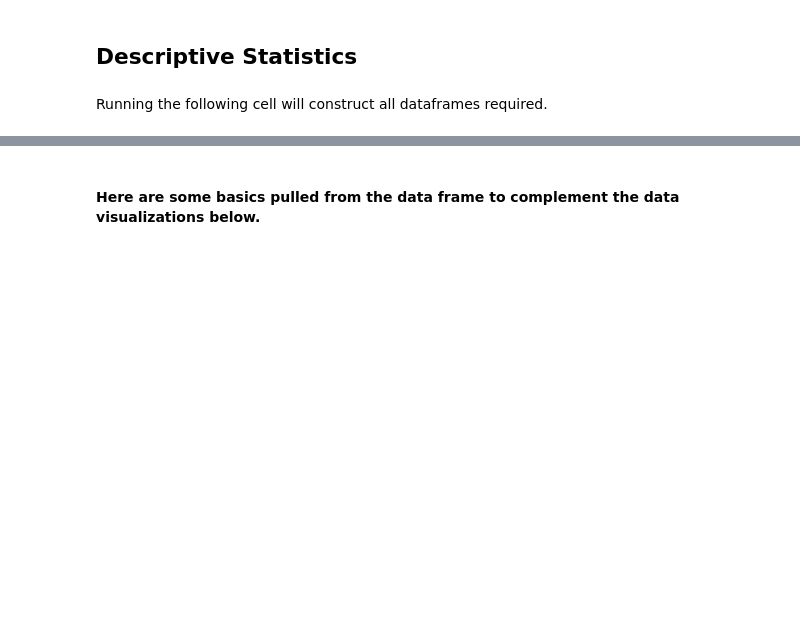
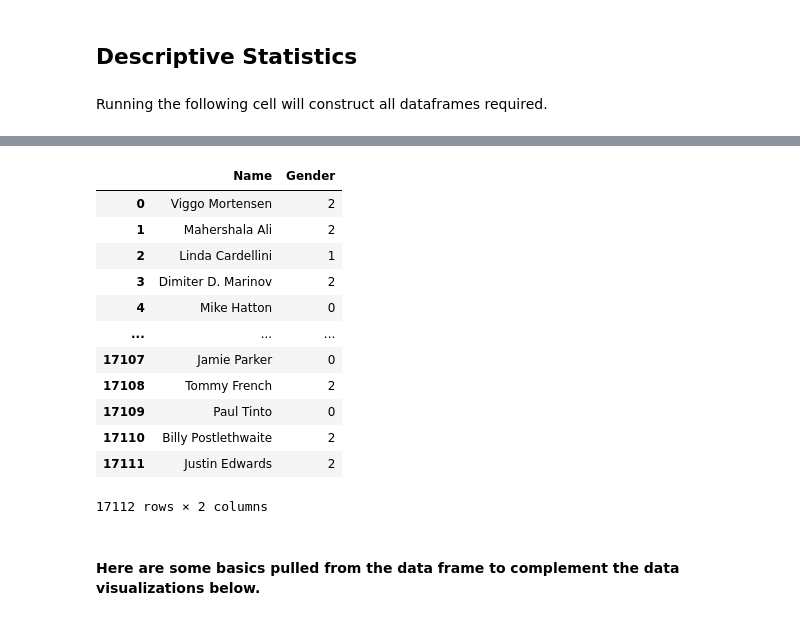
Before and after one commit to maitreyirajaram/oscar-awards-analysis, a Jupyter notebook: MovieAnalysisFinal.ipynb, the cells around one changed output, grey strips where cells are left out. Saved outputs shown, nothing was run; the diff lists cells and outputs as text; code cells hidden in the pictures; blank space fills up the shorter version.

```diff
--- a/MovieAnalysisFinal.ipynb
+++ b/MovieAnalysisFinal.ipynb
@@ -100,2 +86,18 @@ tt0031381  [(Vivien Leigh, 10), (Clark Gable, 11), (Olivi...  4000000
+# %%
+actors
+# %% [output]
+|  | Name | Gender |
+| 0 | Viggo Mortensen | 2 |
+| 1 | Mahershala Ali | 2 |
+| 2 | Linda Cardellini | 1 |
+| 3 | Dimiter D. Marinov | 2 |
+| 4 | Mike Hatton | 0 |
+| ... | ... | ... |
+| 17107 | Jamie Parker | 0 |
+| 17108 | Tommy French | 2 |
+| 17109 | Paul Tinto | 0 |
+| 17110 | Billy Postlethwaite | 2 |
+| 17111 | Justin Edwards | 2 |
+17112 rows × 2 columns
 # %% [markdown]
 #### Here are some basics pulled from the data frame to complement the data visualizations below.
```
Also changed, not shown: parts of 20 cells of this notebook.
